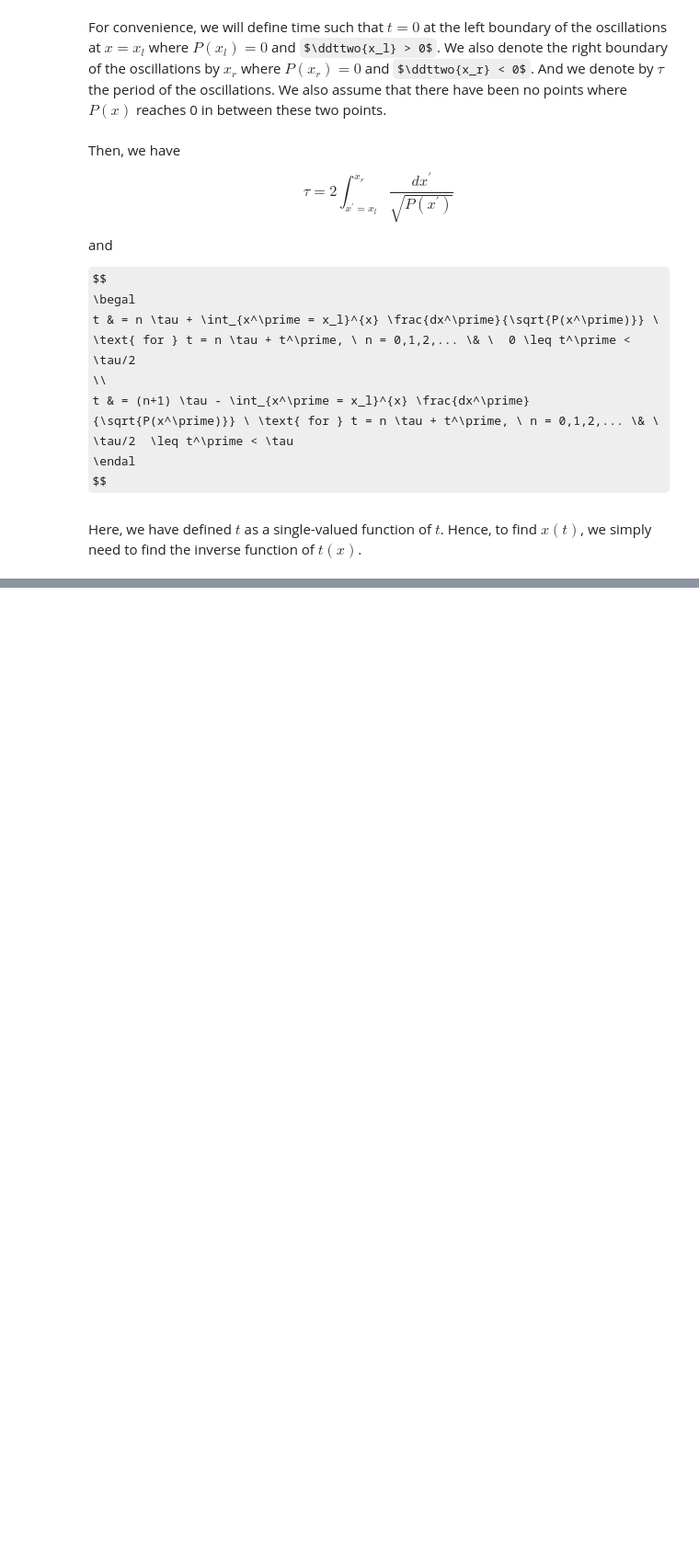
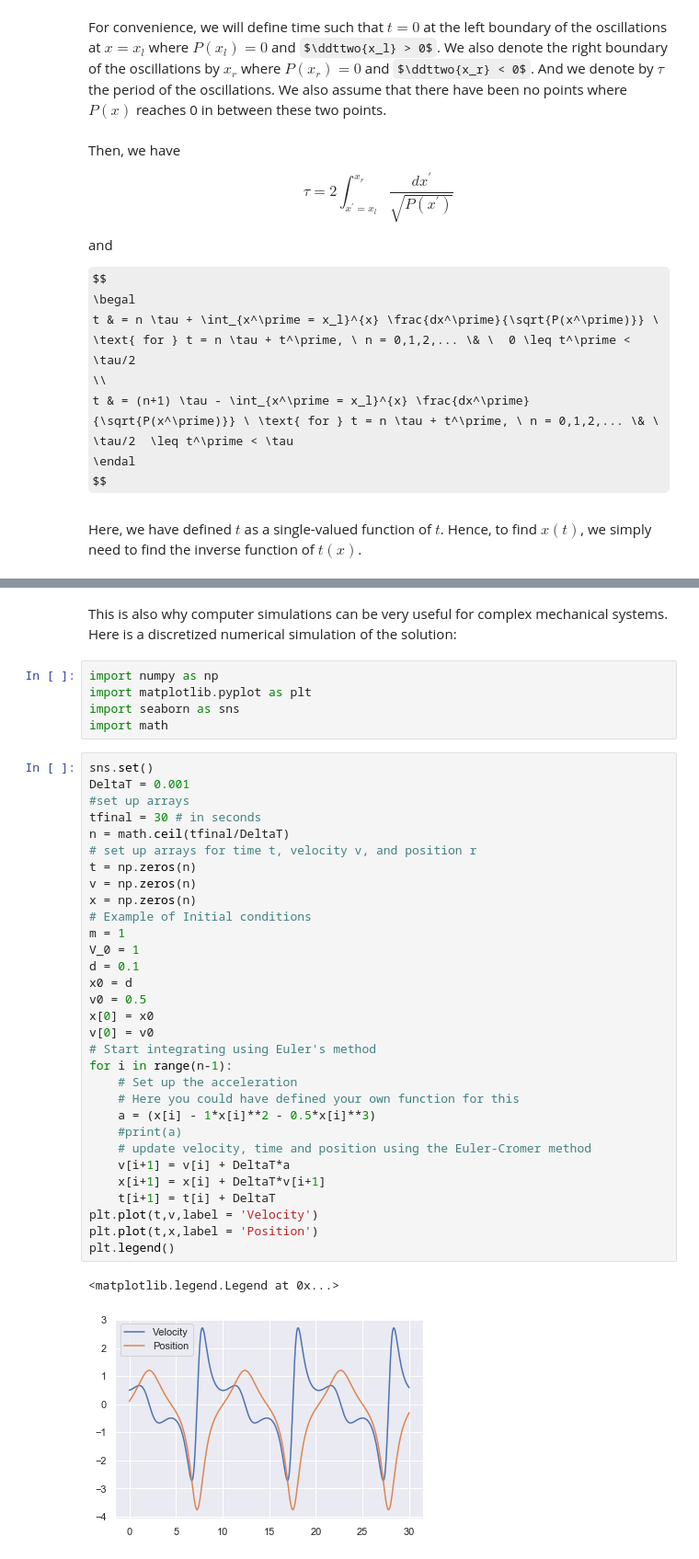
Before and after one commit to hadi41/PHY_321_Midterm_1, a Jupyter notebook: Main_file.ipynb, the cells around one changed output, grey strips where cells are left out. Shown at 92% size. Drawn from its saved outputs; the diff is of its cells as text; some formulas as TeX source; blank space fills up the shorter version.

```diff
--- a/Main_file.ipynb
+++ b/Main_file.ipynb
@@ -1033,0 +1176,41 @@ Now, we will execute these steps using Wolfram Apha:
+# %% [markdown]
+This is also why computer simulations can be very useful for complex mechanical systems. Here is a discretized numerical simulation of the solution:
+# %%
+import numpy as np
+import matplotlib.pyplot as plt
+import seaborn as sns
+import math
+# %%
+sns.set()
+DeltaT = 0.001
+#set up arrays
+tfinal = 30 # in seconds
+n = math.ceil(tfinal/DeltaT)
+# set up arrays for time t, velocity v, and position r
+t = np.zeros(n)
+v = np.zeros(n)
+x = np.zeros(n)
+# Example of Initial conditions
+m = 1
+V_0 = 1
+d = 0.1
+x0 = d
+v0 = 0.5
+x[0] = x0
+v[0] = v0
+# Start integrating using Euler's method
+for i in range(n-1):
+    # Set up the acceleration
+    # Here you could have defined your own function for this
+    a = (x[i] - 1*x[i]**2 - 0.5*x[i]**3)
+    #print(a)
+    # update velocity, time and position using the Euler-Cromer method
+    v[i+1] = v[i] + DeltaT*a
+    x[i+1] = x[i] + DeltaT*v[i+1]
+    t[i+1] = t[i] + DeltaT
+plt.plot(t,v,label = 'Velocity')
+plt.plot(t,x,label = 'Position')
+plt.legend()
+# %% [output]
+<matplotlib.legend.Legend at 0x...>
+[figure, added]
```
Also changed, not shown: parts of 14 cells of this notebook.
